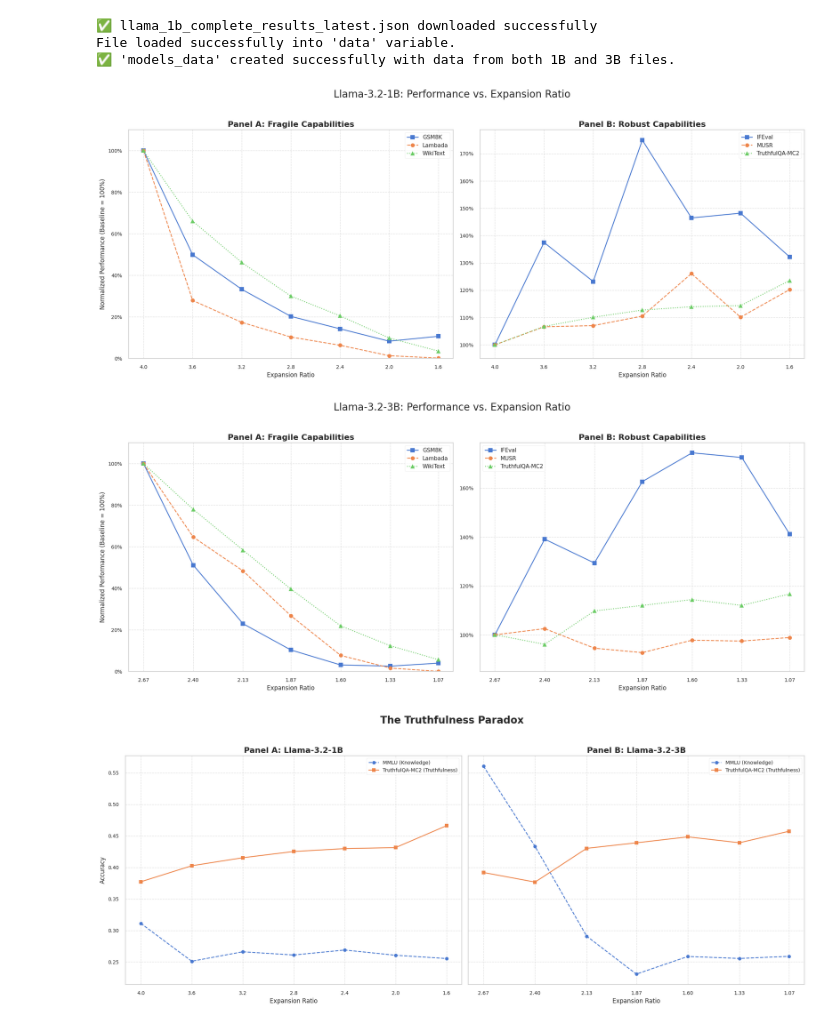
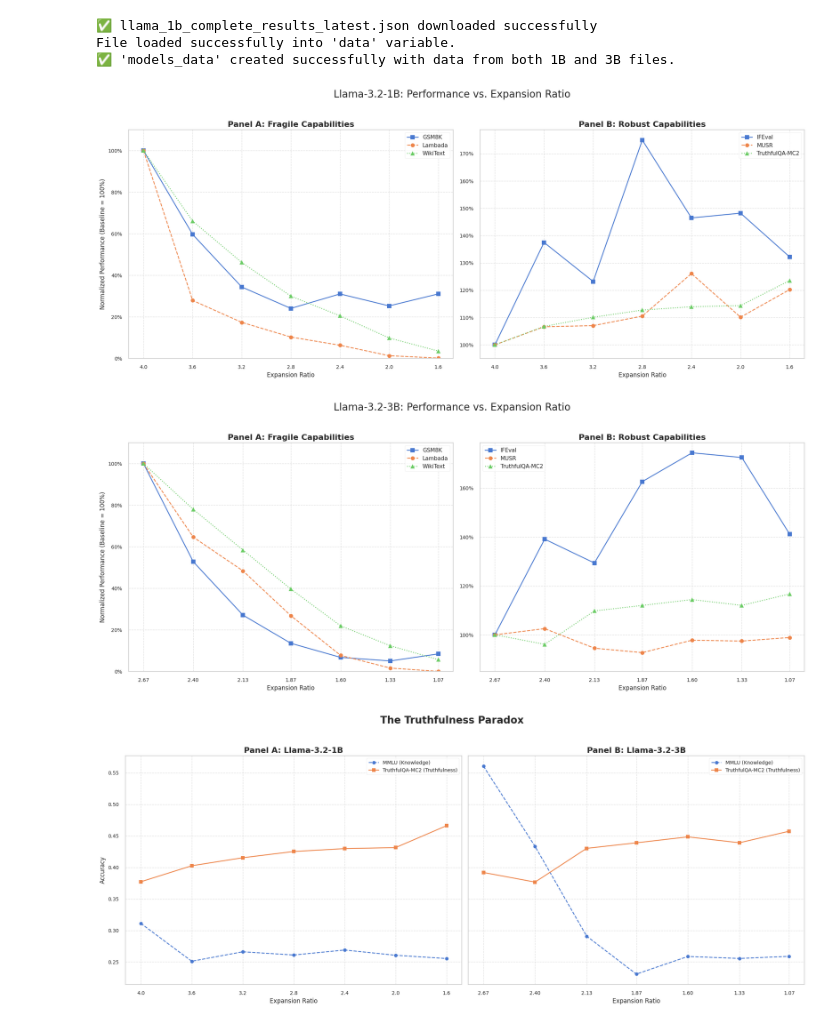
Before and after one commit to peremartra/llama-glu-expansion-pruning, a Jupyter notebook: notebooks/04_Paper_Graphics.ipynb, the cells around one changed output. Cells and saved outputs as stored; diff of their text form; code cells hidden in the pictures.

Commit message:
flexible-extract with MMLU

```diff
--- a/notebooks/04_Paper_Graphics.ipynb
+++ b/notebooks/04_Paper_Graphics.ipynb
@@ -110,7 +110,7 @@ import matplotlib.ticker as mtick
 # --- 1. Setup ---
 plt.style.use('seaborn-v0_8-notebook')
 metrics_to_extract = {
-    'GSM8K': ('gsm8k', 'exact_match,strict-match', 'higher_is_better'),
+    'GSM8K': ('gsm8k', 'exact_match,flexible-extract', 'higher_is_better'),
     'Lambada': ('lambada_openai', 'perplexity', 'lower_is_better'),
     'WikiText': ('wikitext', 'word_perplexity,none', 'lower_is_better'),
     'IFEval': ('ifeval', 'prompt_level_strict_acc,none', 'higher_is_better'),
@@ -169,34 +169,34 @@ if 'models_data' in locals() and '1B' in models_data:
 
     ax1.set_ylim(0, 110)
     ax1.yaxis.set_major_formatter(mtick.PercentFormatter(xmax=100.0))
 
     # --- Panel B: Robust Capabilities ---
     panel_b_metrics = {'IFEval': ('IFEval_norm', 's-'), 'MUSR': ('MUSR_norm', 'o--'), 'TruthfulQA-MC2': ('TruthfulQA-MC2_norm', '^:')}
     for label, (col, style) in panel_b_metrics.items():
         ax2.plot(df['expansion_rate'], df[col], style, label=label, markersize=8)
 
     #ax2.axhline(y=100, color='red', linestyle='--', label='Baseline Performance') # Baseline line
 
     ax2.set_title('Panel B: Robust Capabilities', fontsize=16, fontweight='bold')
     ax2.set_xlabel('Expansion Ratio', fontsize=12)
     ax2.legend(fontsize=11)
     ax2.grid(True, linestyle='--', alpha=0.6)
     ax2.invert_xaxis()
 
     # *** CHANGE: Set exact X-axis ticks ***
     ax2.set_xticks(x_ticks)
 
     ax2.set_ylim(bottom=95)
     ax2.yaxis.set_major_formatter(mtick.PercentFormatter(xmax=100.0))
 
     # --- Global Plot Settings ---
     fig.suptitle('Llama-3.2-1B: Performance vs. Expansion Ratio', fontsize=20, y=1.03)
     plt.tight_layout()
     plt.show()
 else:
     print("ERROR: 'models_data' variable not found or does not contain '1B' key.")
 # %% [output]
-[figure, old version]
+[figure, new version]
 # %%
 import pandas as pd
 import matplotlib.pyplot as plt
@@ -205,7 +205,7 @@ import matplotlib.ticker as mtick
 # --- 1. Setup ---
 plt.style.use('seaborn-v0_8-notebook')
 metrics_to_extract = {
-    'GSM8K': ('gsm8k', 'exact_match,strict-match', 'higher_is_better'),
+    'GSM8K': ('gsm8k', 'exact_match,flexible-extract', 'higher_is_better'),
     'Lambada': ('lambada_openai', 'perplexity', 'lower_is_better'),
     'WikiText': ('wikitext', 'word_perplexity,none', 'lower_is_better'),
     'IFEval': ('ifeval', 'prompt_level_strict_acc,none', 'higher_is_better'),
@@ -288,7 +288,7 @@ if 'models_data' in locals() and '3B' in models_data:
 else:
     print("ERROR: 'models_data' variable not found or does not contain '3B' key.")
 # %% [output]
-[figure, old version]
+[figure, new version]
 # %%
 import json
 import pandas as pd
```
Also changed, not shown: parts of 1 cell of this notebook.
